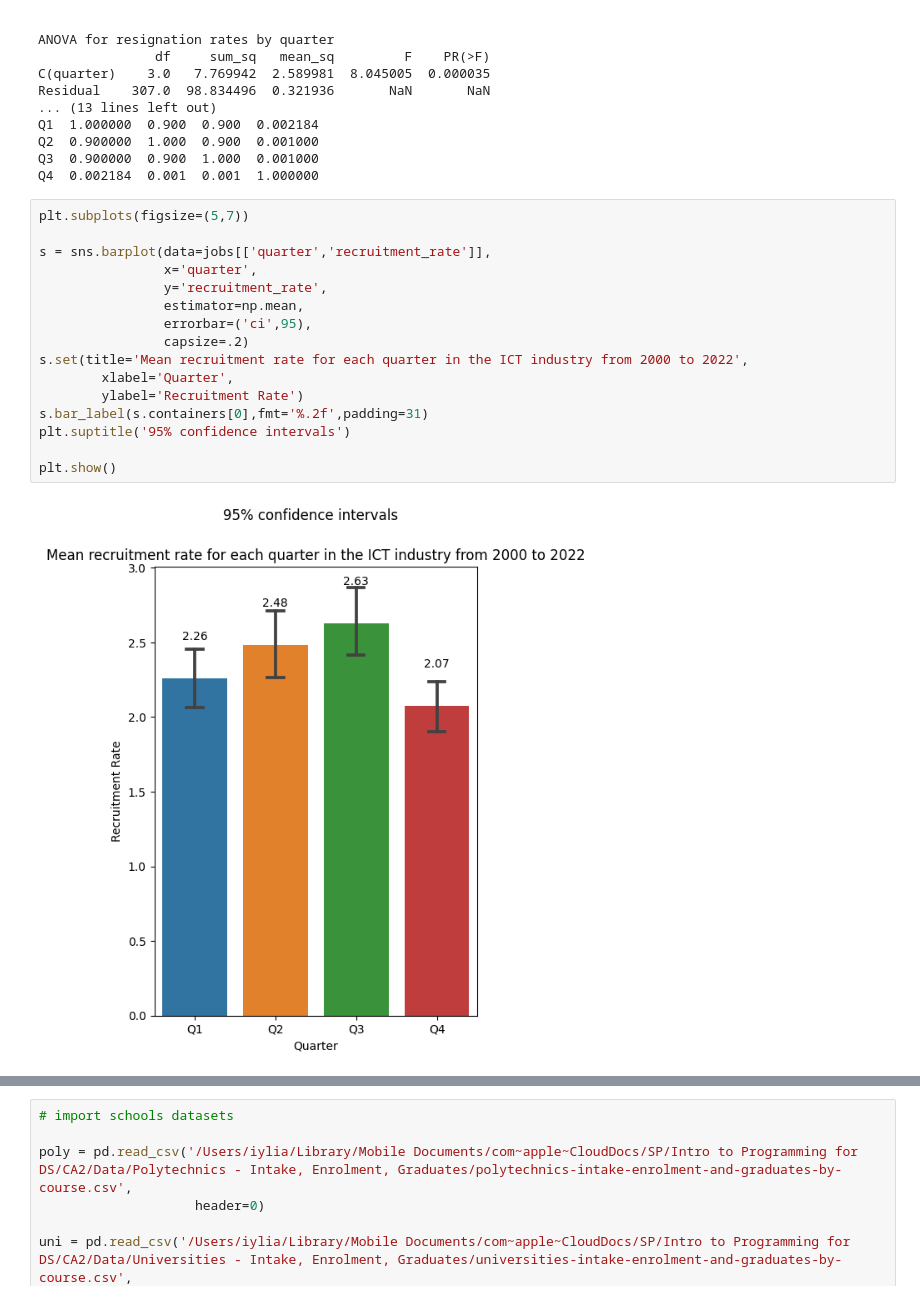
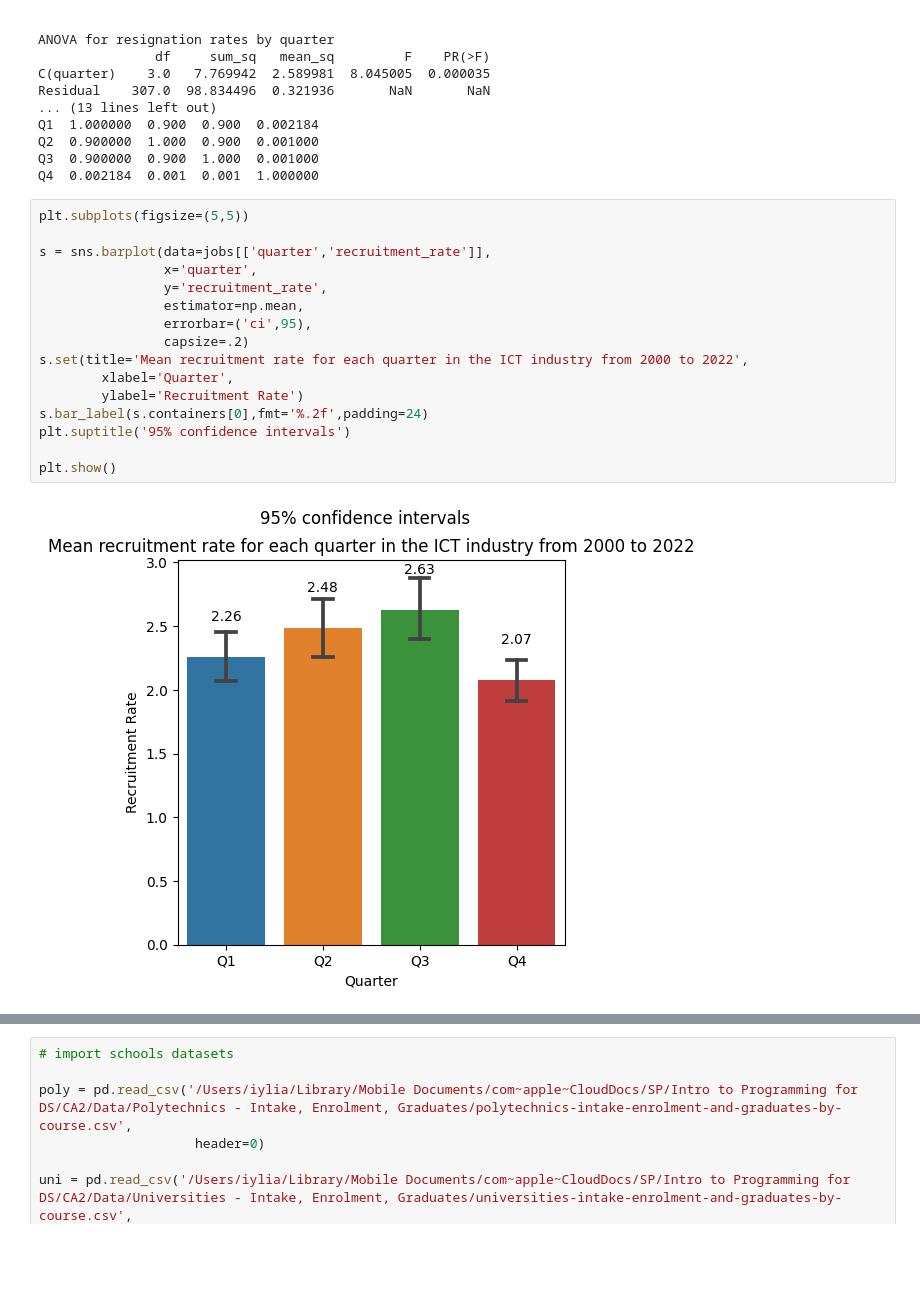
Before and after one commit to iyliahutta/Intro-to-Programming-for-DS, a Jupyter notebook: CA2/CA2.ipynb, the cells around one changed output, grey strips where cells are left out. Drawn from its saved outputs; the diff is of its cells as text; blank space fills up the shorter version.

Commit message:
updated datasets and charts

```diff
--- a/CA2/CA2.ipynb
+++ b/CA2/CA2.ipynb
@@ -368,21 +365,21 @@ Q2  0.900000  1.000  0.900  0.001000
 Q3  0.900000  0.900  1.000  0.001000
 Q4  0.002184  0.001  0.001  1.000000
 # %%
-plt.subplots(figsize=(5,7))
+plt.subplots(figsize=(5,5))
 
 s = sns.barplot(data=jobs[['quarter','recruitment_rate']],
                 x='quarter',
                 y='recruitment_rate',
                 estimator=np.mean,
                 errorbar=('ci',95),
                 capsize=.2)
 s.set(title='Mean recruitment rate for each quarter in the ICT industry from 2000 to 2022',
         xlabel='Quarter',
         ylabel='Recruitment Rate')
-s.bar_label(s.containers[0],fmt='%.2f',padding=31)
+s.bar_label(s.containers[0],fmt='%.2f',padding=24)
 plt.suptitle('95% confidence intervals')
 
 plt.show()
 # %% [output]
-[figure, old version]
+[figure, new version]
 # %%
```
Also changed, not shown: parts of 2 cells of this notebook.
